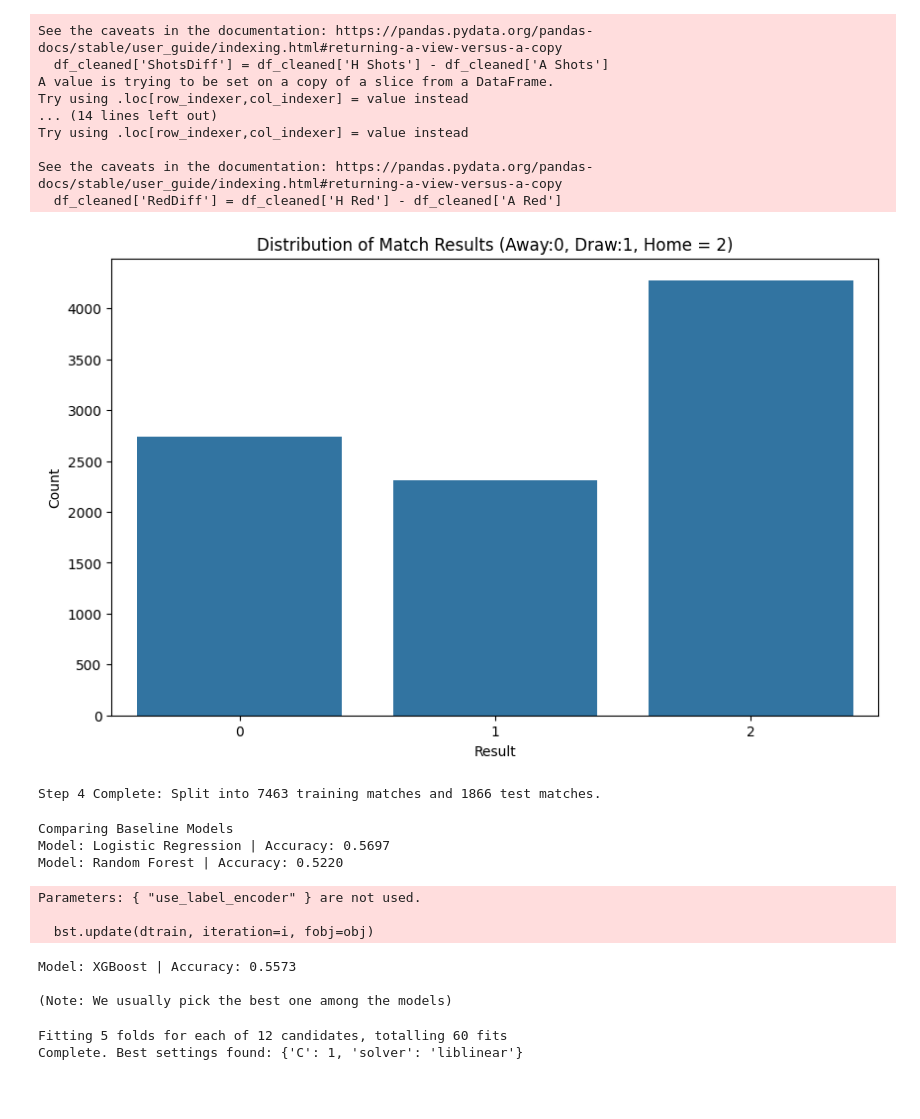
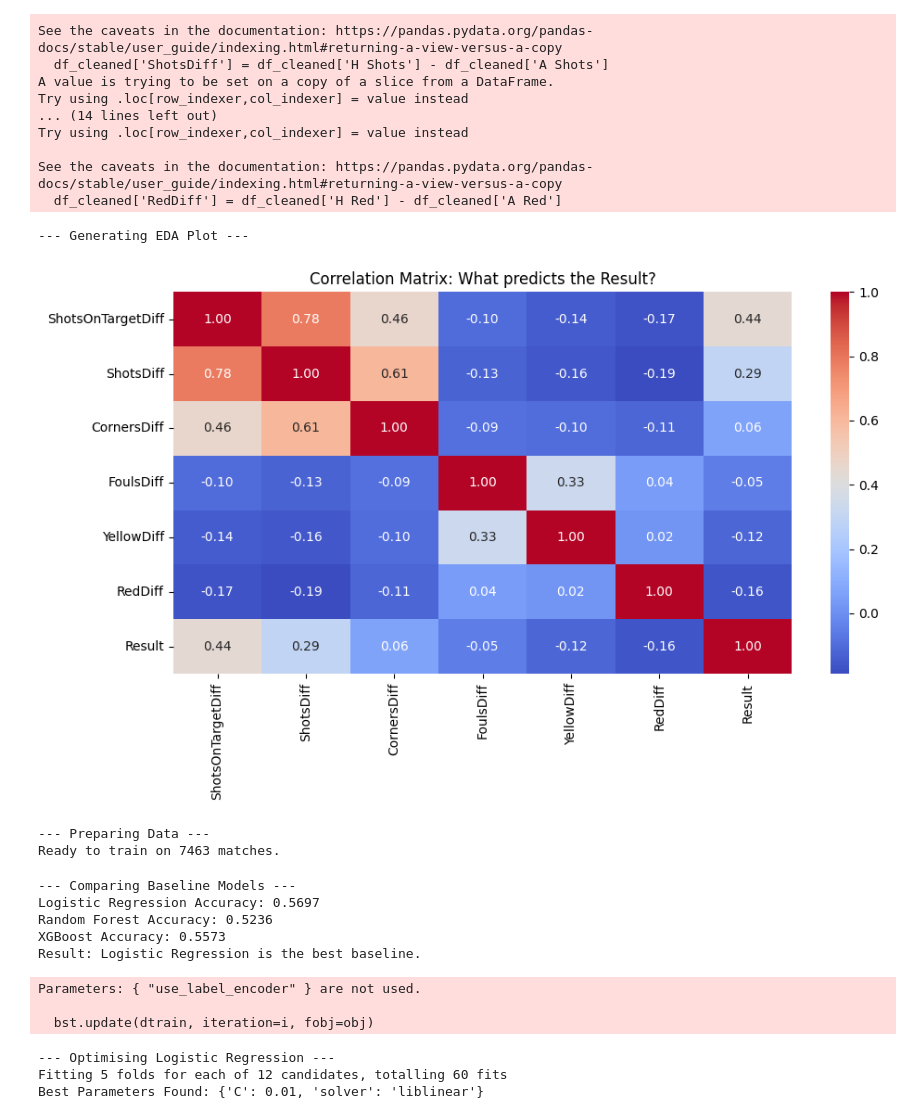
Before and after one commit to sriharimohan/Premier-League-Match-Prediction-using-ML-Models, a Jupyter notebook: Project_Main.ipynb, the cells around one changed output. Saved outputs shown, nothing was run; the diff lists cells and outputs as text; code cells hidden in the pictures; blank space fills up the shorter version.

```diff
--- a/Project_Main.ipynb
+++ b/Project_Main.ipynb
@@ -83,93 +107,94 @@ See the caveats in the documentation: https://pandas.pydata.org/pandas-docs/stab
 # %%
 import seaborn as sns
 import matplotlib.pyplot as plt
 
-print("\n--- Step 3: Generating EDA Plot ---")
+print("\n--- Generating EDA Plot ---")
 plt.figure(figsize=(10, 6))
 
 # Select only the features we created + the Result
 features = ['ShotsOnTargetDiff', 'ShotsDiff', 'CornersDiff',
-            'FoulsDiff', 'YellowCardDiff', 'RedCardDiff']
+            'FoulsDiff', 'YellowDiff', 'RedDiff']
 
 corr_matrix = df_cleaned[features + ['Result']].corr()
 
 # Draw the heatmap
 sns.heatmap(corr_matrix, annot=True, cmap='coolwarm', fmt=".2f")
 plt.title("Correlation Matrix: What predicts the Result?")
 plt.tight_layout()
 plt.show()
 # %% [output]
+--- Generating EDA Plot ---
-[figure, old version]
+[figure, new version]
 # %%
 from sklearn.model_selection import train_test_split
 from sklearn.preprocessing import StandardScaler
 
-features = ['ShotsOnTargetDiff', 'ShotsDiff', 'FoulsDiff', 'CornersDiff', 'YellowDiff', 'RedDiff']
+print("\n--- Preparing Data ---")
 X = df_cleaned[features]
 y = df_cleaned['Result']
 
+# Split 80/20
 X_train, X_test, y_train, y_test = train_test_split(X, y, test_size=0.2, random_state=42, stratify=y)
 
-Scaler = StandardScaler()
-X_train_scaled = Scaler.fit_transform(X_train)
-X_test_scaled = Scaler.transform(X_test)
-print(f"Step 4 Complete: Split into {len(X_train)} training matches and {len(X_test)} test matches.")
+# Scale (Crucial for Logistic Regression)
+scaler = StandardScaler()
+X_train_scaled = scaler.fit_transform(X_train)
+X_test_scaled = scaler.transform(X_test)
+
+print(f"Ready to train on {len(X_train)} matches.")
 # %% [output]
-Step 4 Complete: Split into 7463 training matches and 1866 test matches.
+--- Preparing Data ---
+Ready to train on 7463 matches.
 # %%
+from sklearn.linear_model import LogisticRegression
 from sklearn.ensemble import RandomForestClassifier
-from sklearn.linear_model import LogisticRegression
 from xgboost import XGBClassifier
+from sklearn.metrics import accuracy_score
 
-print("\nComparing Baseline Models")
+print("\n--- Comparing Baseline Models ---")
 
-# Define the 3 models in a dictionary
-models_to_test = {
+models = {
     "Logistic Regression": LogisticRegression(max_iter=1000, random_state=42),
     "Random Forest": RandomForestClassifier(random_state=42),
     "XGBoost": XGBClassifier(use_label_encoder=False, eval_metric='mlogloss', random_state=42)
 }
 
-# Loop through and test each one
-for name, model in models_to_test.items():
-    # Logistic Regression works best with Scaled data. Trees work well with either.
-    # We will use scaled data for all to be safe and consistent.
+for name, model in models.items():
     model.fit(X_train_scaled, y_train)
+    pred = model.predict(X_test_scaled)
+    acc = accuracy_score(y_test, pred)
+    print(f"{name} Accuracy: {acc:.4f}")
 
-    # Predict
-    y_pred = model.predict(X_test_scaled)
-
-    # Calculate score
-    acc = accuracy_score(y_test, y_pred)
-    print(f"Model: {name} | Accuracy: {acc:.4f}")
-
-print("\n(Note: We usually pick the best one among the models)")
+print("Result: Logistic Regression is the best baseline.")
 # %% [output]
-Comparing Baseline Models
-Model: Logistic Regression | Accuracy: 0.5697
-Model: Random Forest | Accuracy: 0.5220
+--- Comparing Baseline Models ---
+Logistic Regression Accuracy: 0.5697
+Random Forest Accuracy: 0.5236
+XGBoost Accuracy: 0.5573
+Result: Logistic Regression is the best baseline.
 Parameters: { "use_label_encoder" } are not used.
 
   bst.update(dtrain, iteration=i, fobj=obj)
-Model: XGBoost | Accuracy: 0.5573
-
-(Note: We usually pick the best one among the models)
 # %%
 from sklearn.model_selection import GridSearchCV
 
+print("\n--- Optimising Logistic Regression ---")
+
+# Define settings to test
 param_grid = {
-    'C': [0.001, 0.01, 0.1, 1, 10, 100],
-    'solver': ['lbfgs', 'liblinear']
+    'C': [0.001, 0.01, 0.1, 1, 10, 100],  # Regularization Strength
+    'solver': ['lbfgs', 'liblinear']     # Math Engines
 }
 
-# Set up the Search
+# Run the search
 grid_search = GridSearchCV(LogisticRegression(max_iter=2000, random_state=42),
                            param_grid, cv=5, n_jobs=-1, verbose=1)
-grid_search.fit(X_train, y_train)
 
+grid_search.fit(X_train_scaled, y_train)
 best_model = grid_search.best_estimator_
 
-print(f"Complete. Best settings found: {grid_search.best_params_}")
+print(f"Best Parameters Found: {grid_search.best_params_}")
 # %% [output]
+--- Optimising Logistic Regression ---
 Fitting 5 folds for each of 12 candidates, totalling 60 fits
-Complete. Best settings found: {'C': 1, 'solver': 'liblinear'}
+Best Parameters Found: {'C': 0.01, 'solver': 'liblinear'}
```
Also changed, not shown: parts of 7 cells of this notebook.
